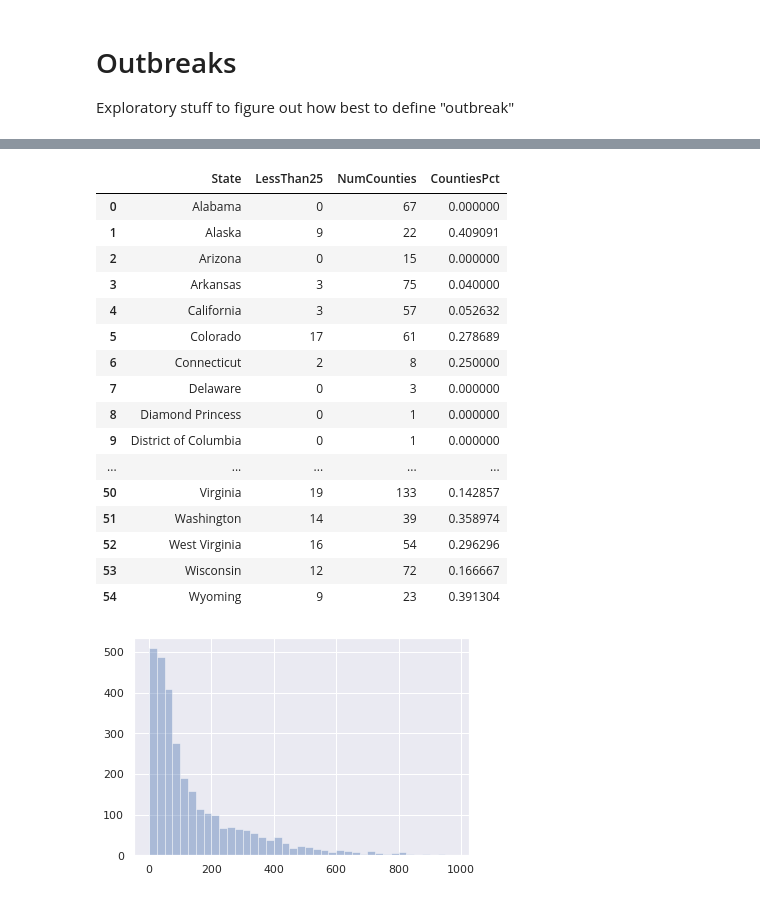
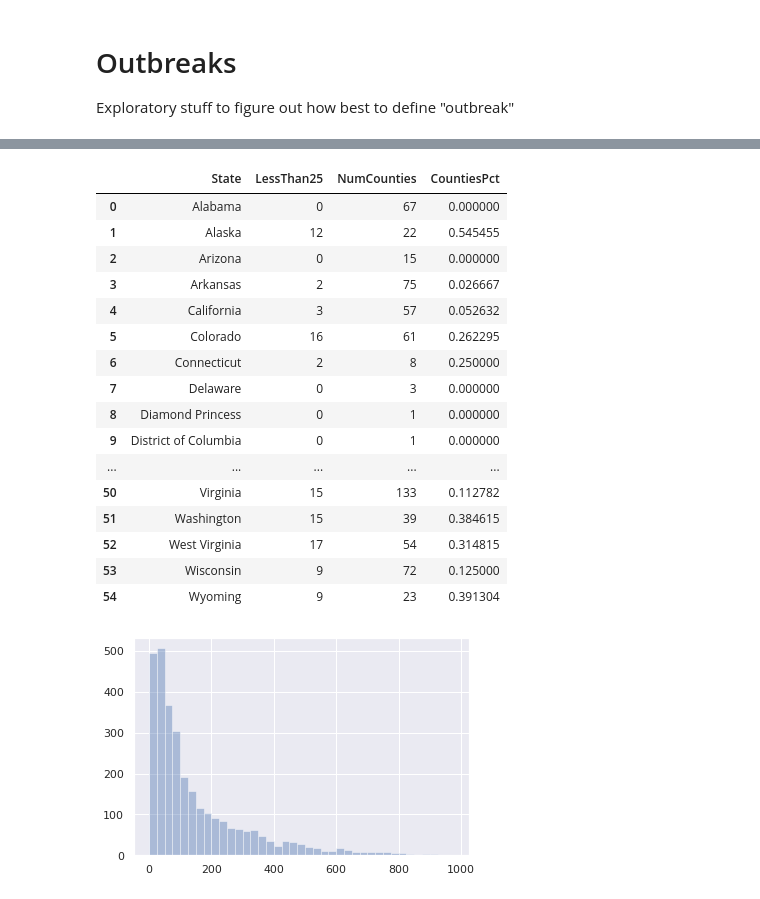
Before and after one commit to codeforkjeff/covid-19-stats, a Jupyter notebook: Outbreaks.ipynb, the cells around one changed output, grey strips where cells are left out. Saved outputs shown, nothing was run; the diff lists cells and outputs as text; code cells hidden in the pictures.

Commit message:
fill out CasesPer100k fields; move OutbreakFlag into JS

```diff
--- a/Outbreaks.ipynb
+++ b/Outbreaks.ipynb
@@ -149,7 +149,7 @@ sql = """
 with t as (
     select
         State
-        ,SUM(CASE WHEN TwoWeekCasesPer100k < 25 THEN 1 ELSE 0 END) as LessThan25
+        ,SUM(CASE WHEN CasesPer100k < 25 THEN 1 ELSE 0 END) as LessThan25
         ,COUNT(*) as NumCounties
     from fact_counties_progress a
     join dim_county dc
@@ -169,38 +169,38 @@ df
 # %% [output]
 |  | State | LessThan25 | NumCounties | CountiesPct |
 | 0 | Alabama | 0 | 67 | 0.000000 |
-| 1 | Alaska | 9 | 22 | 0.409091 |
+| 1 | Alaska | 12 | 22 | 0.545455 |
 | 2 | Arizona | 0 | 15 | 0.000000 |
-| 3 | Arkansas | 3 | 75 | 0.040000 |
+| 3 | Arkansas | 2 | 75 | 0.026667 |
 | 4 | California | 3 | 57 | 0.052632 |
-| 5 | Colorado | 17 | 61 | 0.278689 |
+| 5 | Colorado | 16 | 61 | 0.262295 |
 | 6 | Connecticut | 2 | 8 | 0.250000 |
 | 7 | Delaware | 0 | 3 | 0.000000 |
 | 8 | Diamond Princess | 0 | 1 | 0.000000 |
 | 9 | District of Columbia | 0 | 1 | 0.000000 |
 | ... | ... | ... | ... | ... |
-| 50 | Virginia | 19 | 133 | 0.142857 |
-| 51 | Washington | 14 | 39 | 0.358974 |
-| 52 | West Virginia | 16 | 54 | 0.296296 |
-| 53 | Wisconsin | 12 | 72 | 0.166667 |
+| 50 | Virginia | 15 | 133 | 0.112782 |
+| 51 | Washington | 15 | 39 | 0.384615 |
+| 52 | West Virginia | 17 | 54 | 0.314815 |
+| 53 | Wisconsin | 9 | 72 | 0.125000 |
 | 54 | Wyoming | 9 | 23 | 0.391304 |
 # %%
-# What's the distribution of TwoWeekCasesPer100k measure?
+# What's the distribution of CasesPer100k measure?
 
 sql = """
     select
-        TwoWeekCasesPer100k
+        CasesPer100k
     from fact_counties_progress a
     join dim_county dc
         on a.fips = dc.fips
         and a.date = (select max(Date) from fact_counties_progress)
 """
 
 df = psql.read_sql(sql, conn)
 
 s = sns.distplot(
     df,\
     bins=range(0,1000,25),\
     kde=False)
 # %% [output]
-[figure, old version]
+[figure, new version]
```
Also changed, not shown: parts of 4 cells of this notebook, 5 other files.
